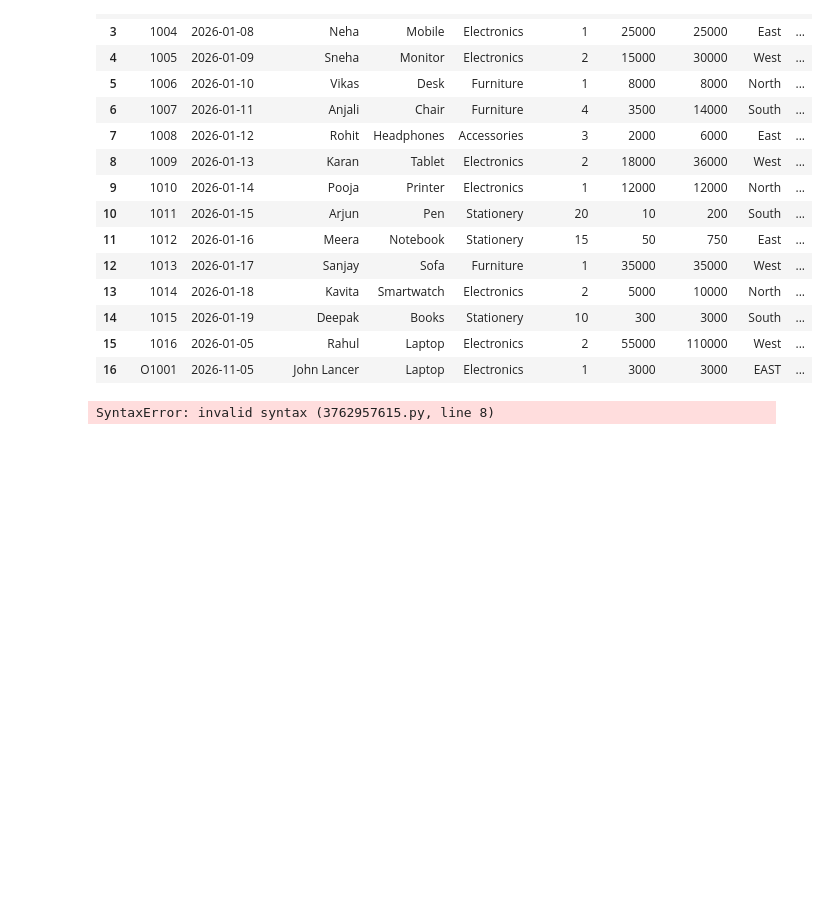
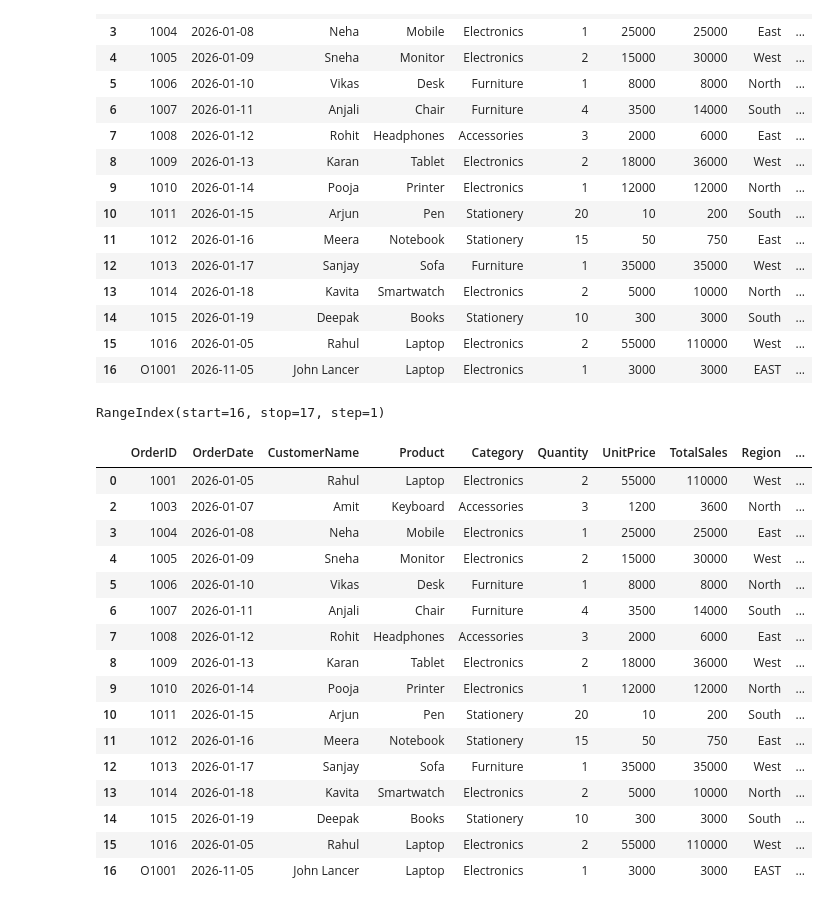
Before and after one commit to datawithajit/pandas, a Jupyter notebook: Untitled-2.ipynb, the cells around one changed output. Saved outputs shown, nothing was run; the diff lists cells and outputs as text; code cells hidden in the pictures; blank space fills up the shorter version.

```diff
--- a/Untitled-2.ipynb
+++ b/Untitled-2.ipynb
@@ -129,12 +129,28 @@ df
 # %%
 # delete values
 print(df[df.CustomerName=="John Lancer"].index) # this will get index of this row start 16 stop 16 step1 safe drop
 df.drop(df[df.CustomerName=="John Lancer"].index)# safe drop index 16th
 df.drop(1,axis=0) # delete the 1st row index  axis=0 to delete row axis=1 to delete column
 df.drop('Discount',axis=1) # use inplace to save changes in df # df.drop('Discount',axis=1,inplace=True)
 df.drop(['PaymentMode','Discount'],axis=1)# delete multiple columns
 df.drop(1,axis=0) # delete the 1st row index  axis=0 to delete row axis=1 to delete column
-df.['OrderDate'].dtype
 #df['OrderDate']=pd.to_datetime(df1['ShippingDate'],format='%d-%m-%Y') handling dates
 # %% [output]
-SyntaxError: invalid syntax (3762957615.py, line 8)
+RangeIndex(start=16, stop=17, step=1)
+|  | OrderID | OrderDate | CustomerName | Product | Category | Quantity | UnitPrice | TotalSales | Region | ... |
+| 0 | 1001 | 2026-01-05 | Rahul | Laptop | Electronics | 2 | 55000 | 110000 | West | ... |
+| 2 | 1003 | 2026-01-07 | Amit | Keyboard | Accessories | 3 | 1200 | 3600 | North | ... |
+| 3 | 1004 | 2026-01-08 | Neha | Mobile | Electronics | 1 | 25000 | 25000 | East | ... |
+| 4 | 1005 | 2026-01-09 | Sneha | Monitor | Electronics | 2 | 15000 | 30000 | West | ... |
+| 5 | 1006 | 2026-01-10 | Vikas | Desk | Furniture | 1 | 8000 | 8000 | North | ... |
+| 6 | 1007 | 2026-01-11 | Anjali | Chair | Furniture | 4 | 3500 | 14000 | South | ... |
+| 7 | 1008 | 2026-01-12 | Rohit | Headphones | Accessories | 3 | 2000 | 6000 | East | ... |
+| 8 | 1009 | 2026-01-13 | Karan | Tablet | Electronics | 2 | 18000 | 36000 | West | ... |
+| 9 | 1010 | 2026-01-14 | Pooja | Printer | Electronics | 1 | 12000 | 12000 | North | ... |
+| 10 | 1011 | 2026-01-15 | Arjun | Pen | Stationery | 20 | 10 | 200 | South | ... |
+| 11 | 1012 | 2026-01-16 | Meera | Notebook | Stationery | 15 | 50 | 750 | East | ... |
+| 12 | 1013 | 2026-01-17 | Sanjay | Sofa | Furniture | 1 | 35000 | 35000 | West | ... |
+| 13 | 1014 | 2026-01-18 | Kavita | Smartwatch | Electronics | 2 | 5000 | 10000 | North | ... |
+| 14 | 1015 | 2026-01-19 | Deepak | Books | Stationery | 10 | 300 | 3000 | South | ... |
+| 15 | 1016 | 2026-01-05 | Rahul | Laptop | Electronics | 2 | 55000 | 110000 | West | ... |
+| 16 | O1001 | 2026-11-05 | John Lancer | Laptop | Electronics | 1 | 3000 | 3000 | EAST | ... |
```
Also changed, not shown: 7 other files.
